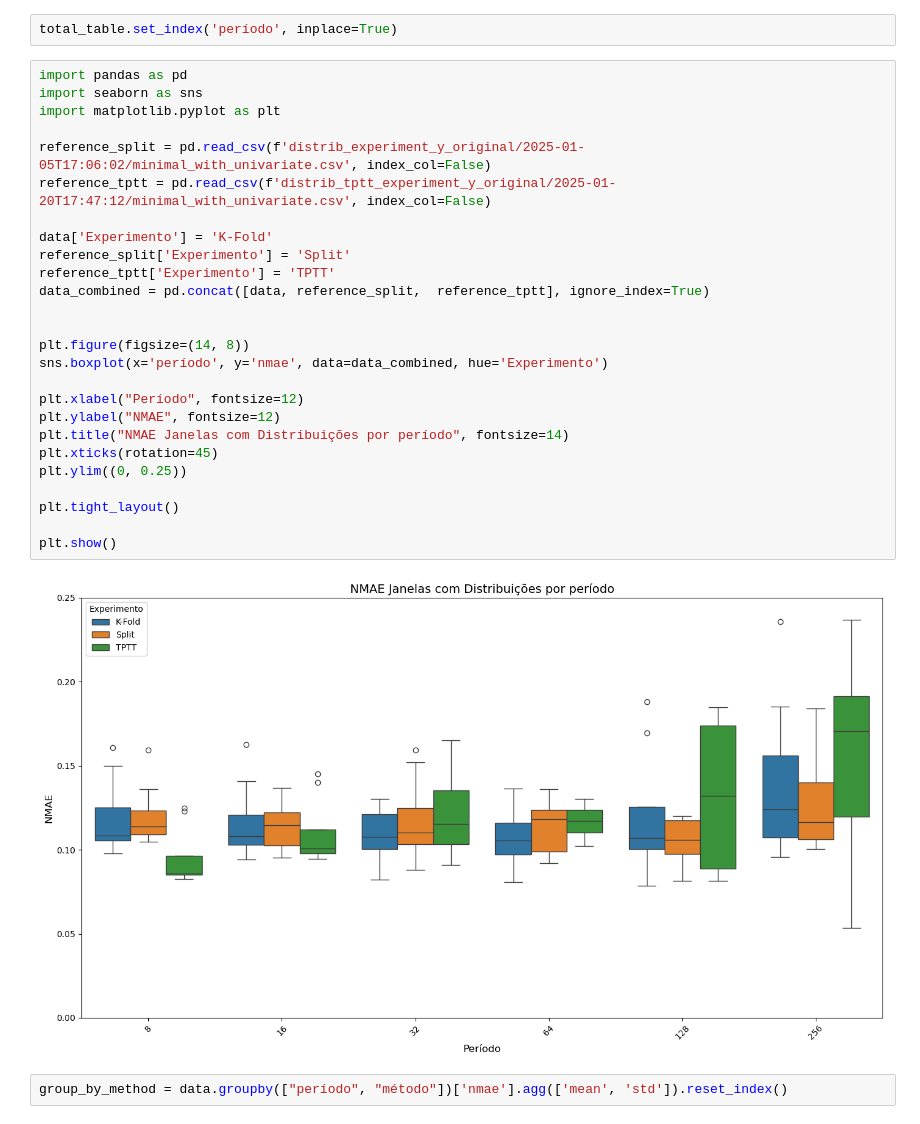
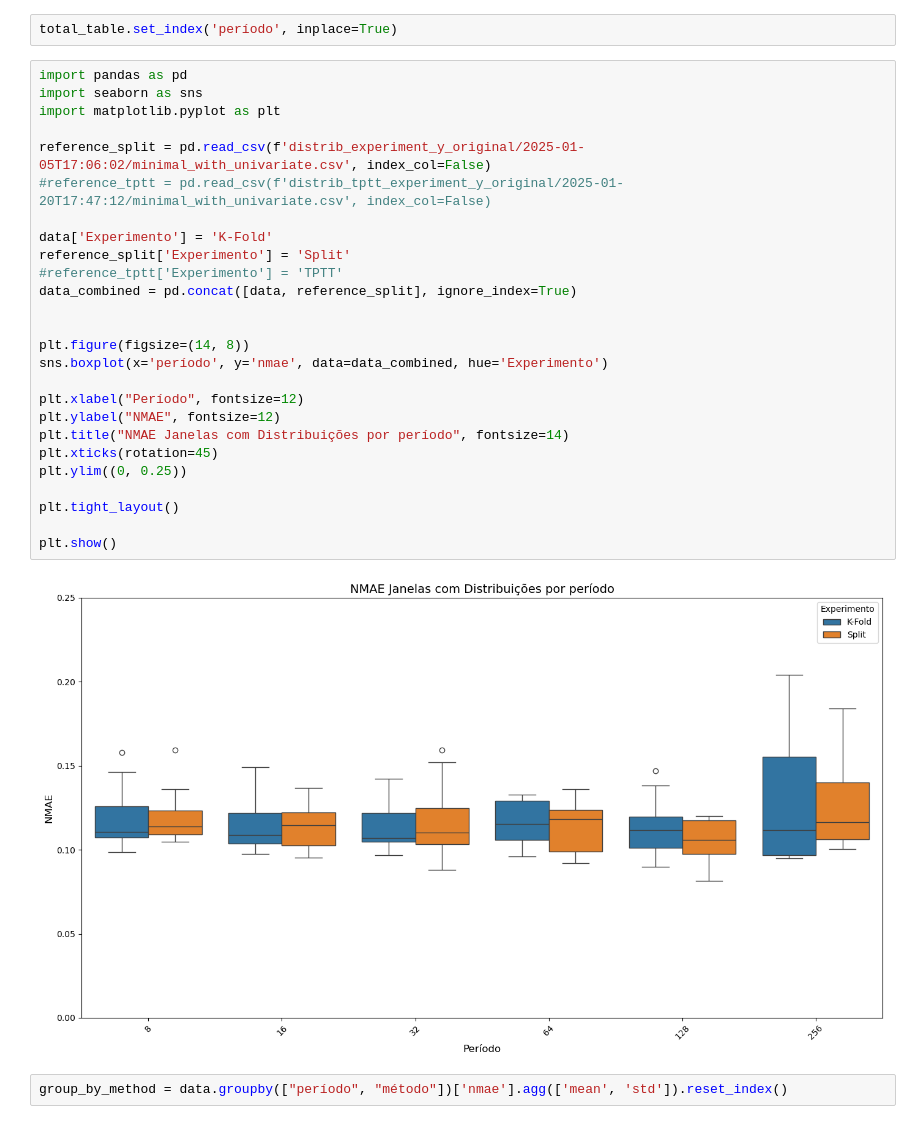
Before and after one commit to DaviVilarinho/ic-intervalo-qos, a Jupyter notebook: AnalisePeriodicidadeDistribFsKFold.ipynb, the cells around one changed output. Saved outputs shown, nothing was run; the diff lists cells and outputs as text.

Commit message:
retested for distrib and naive

```diff
--- a/AnalisePeriodicidadeDistribFsKFold.ipynb
+++ b/AnalisePeriodicidadeDistribFsKFold.ipynb
@@ -48,31 +48,31 @@ total_table.set_index('período', inplace=True)
 # %%
 import pandas as pd
 import seaborn as sns
 import matplotlib.pyplot as plt
 
 reference_split = pd.read_csv(f'distrib_experiment_y_original/2025-01-05T17:06:02/minimal_with_univariate.csv', index_col=False)
-reference_tptt = pd.read_csv(f'distrib_tptt_experiment_y_original/2025-01-20T17:47:12/minimal_with_univariate.csv', index_col=False)
+#reference_tptt = pd.read_csv(f'distrib_tptt_experiment_y_original/2025-01-20T17:47:12/minimal_with_univariate.csv', index_col=False)
 
 data['Experimento'] = 'K-Fold'
 reference_split['Experimento'] = 'Split'
-reference_tptt['Experimento'] = 'TPTT'
-data_combined = pd.concat([data, reference_split,  reference_tptt], ignore_index=True)
+#reference_tptt['Experimento'] = 'TPTT'
+data_combined = pd.concat([data, reference_split], ignore_index=True)
 
 
 plt.figure(figsize=(14, 8))
 sns.boxplot(x='período', y='nmae', data=data_combined, hue='Experimento')
 
 plt.xlabel("Período", fontsize=12)
 plt.ylabel("NMAE", fontsize=12)
 plt.title("NMAE Janelas com Distribuições por período", fontsize=14)
 plt.xticks(rotation=45)
 plt.ylim((0, 0.25))
 
 plt.tight_layout()
 
 plt.show()
 # %% [output]
-[figure, old version]
+[figure, new version]
 # %%
 group_by_method = data.groupby(["período", "método"])['nmae'].agg(['mean', 'std']).reset_index()
 # %%
```
Also changed, not shown: parts of 3 cells of this notebook, 16 other files.
